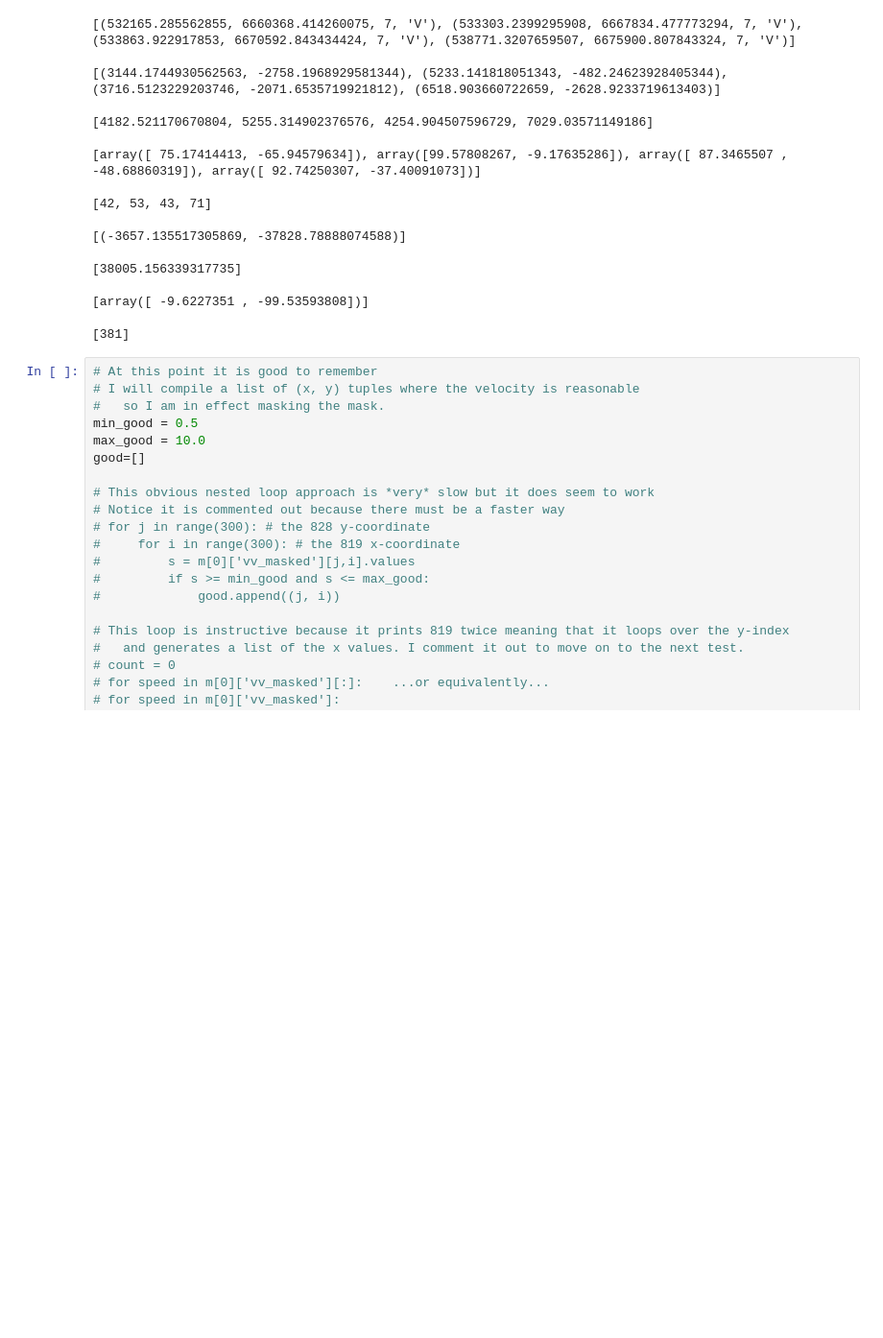
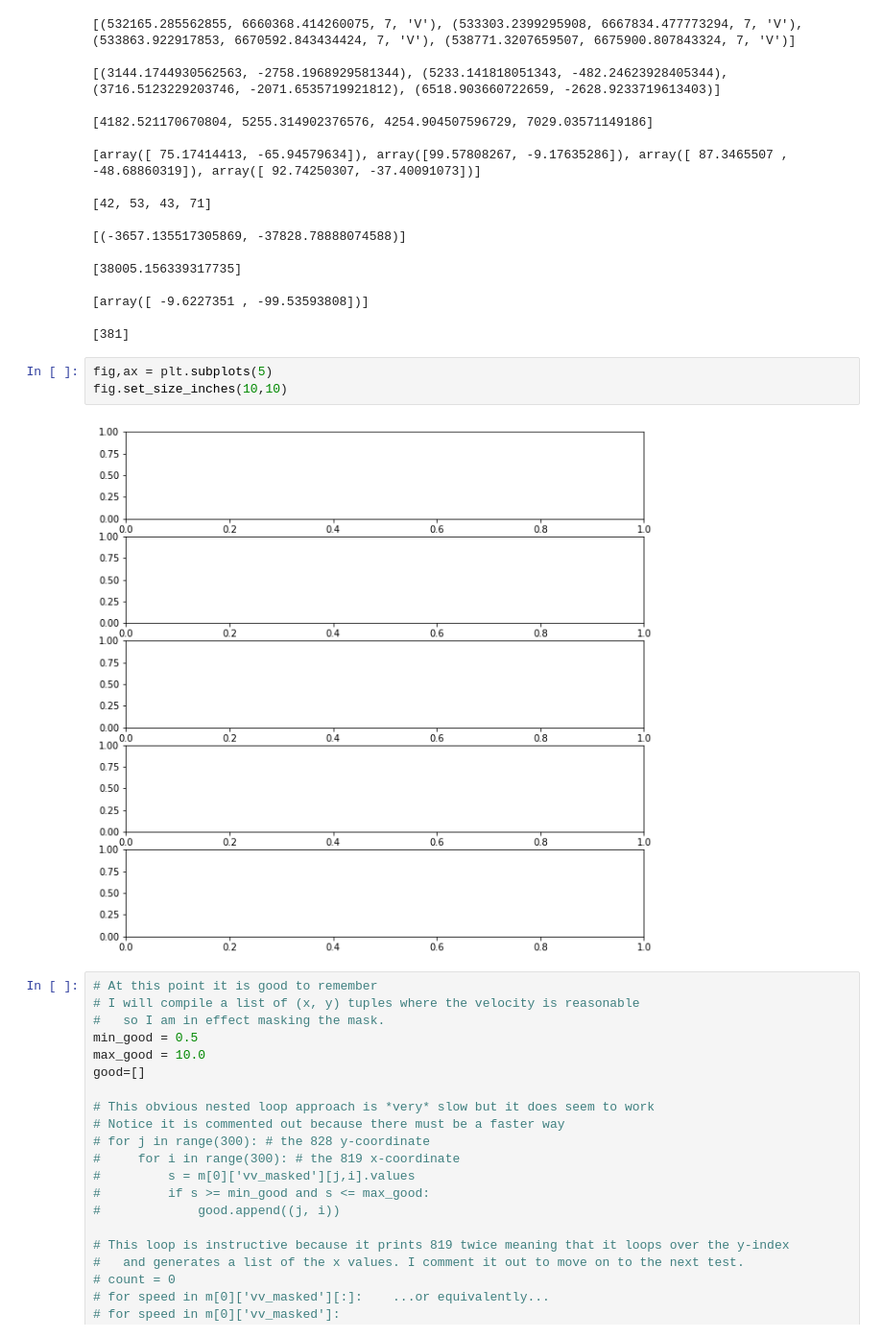
Before and after one commit to pangeo-data/cmr, a Jupyter notebook: golive.ipynb, the cells around one changed output. Shown at 96% size. Saved outputs shown, nothing was run; the diff lists cells and outputs as text; blank space fills up the shorter version.

```diff
--- a/golive.ipynb
+++ b/golive.ipynb
@@ -728,6 +728,11 @@ print(npM, '\n')
 [array([ -9.6227351 , -99.53593808])]
 
 [381]
+# %%
+fig,ax = plt.subplots(5)
+fig.set_size_inches(10,10)
+# %% [output]
+[figure, added]
 # %%
 # At this point it is good to remember
 # I will compile a list of (x, y) tuples where the velocity is reasonable
```
